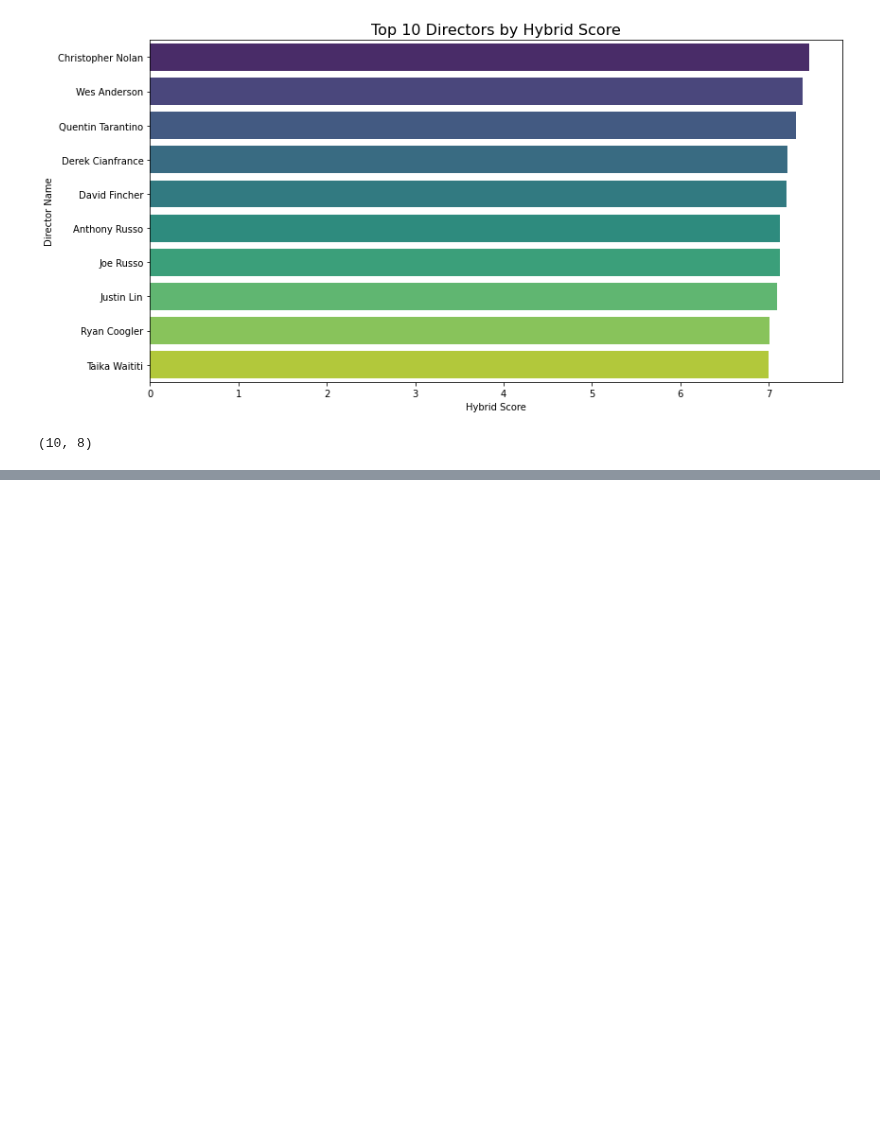
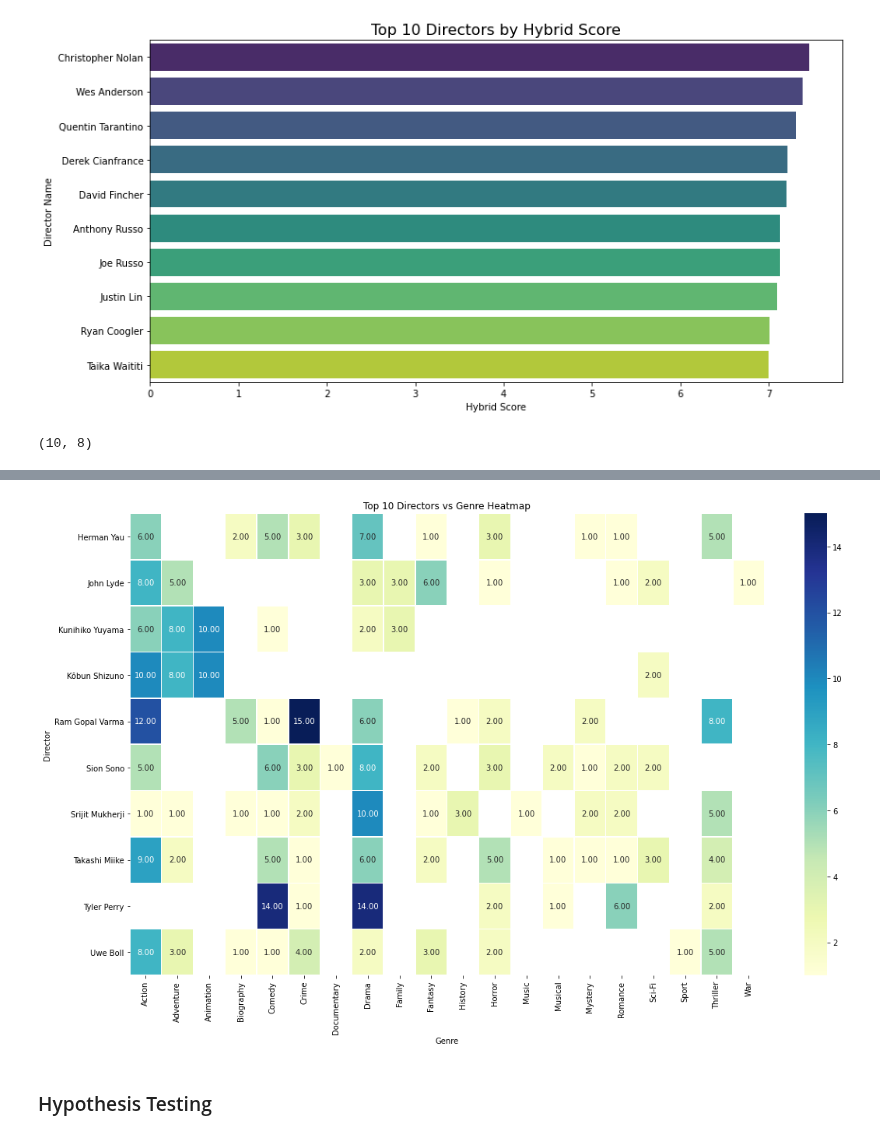
Before and after one commit to lmutua/movie-market-analysis, a Jupyter notebook: directors_data.ipynb, the cells around one changed output, grey strips where cells are left out. Cells and saved outputs as stored; diff of their text form; code cells hidden in the pictures; blank space fills up the shorter version.

```diff
--- a/directors_data.ipynb
+++ b/directors_data.ipynb
@@ -483,0 +553,11 @@ top_directors.shape
+# %%
+#Renaming the columns to avoid errors is key here
+filtered_data.columns = ['movie_id', 'primary_title', 'start_year', 'runtime_minutes',
+                         'genres_main', 'averagerating', 'numvotes',
+                         'person_id', 'director_name', 'genres_y', 'genres_duplicate','genres_duplicate2']
+# %%
+#Genres are stored as strings.
+#The data type is an object data type and so we'll use (astype(str)) to make the genre list a string then we can  work on it.
+filtered_data['genre_list'] = filtered_data['genres_main'].astype(str).str.split(',')
+filtered_data = filtered_data.explode('genre_list')
+filtered_data['genre_list'] = filtered_data['genre_list'].str.strip()
@@ -483,0 +579,16 @@ top_directors.shape
+# %%
+top_directors = filtered_data['director_name'].value_counts().head(10).index
+top_director_data = filtered_data[filtered_data['director_name'].isin(top_directors)]
+director_genre_counts = top_director_data.groupby(['director_name', 'genre_list']).size().reset_index(name='count'director_genre_matrix = director_genre_counts.pivot(index='director_name', columns='genre_list', values='count')
+
+plt.figure(figsize=(16, 10))
+sns.heatmap(director_genre_matrix, cmap='YlGnBu', annot=True, fmt='.2f', linewidths=0.5)
+plt.title('Top 10 Directors vs Genre Heatmap')
+plt.xlabel('Genre')
+plt.ylabel('Director')
+plt.tight_layout()
+plt.show()
+# %% [output]
+[figure, added]
+# %% [markdown]
+### Hypothesis Testing
```
Also changed, not shown: parts of 13 cells of this notebook.
